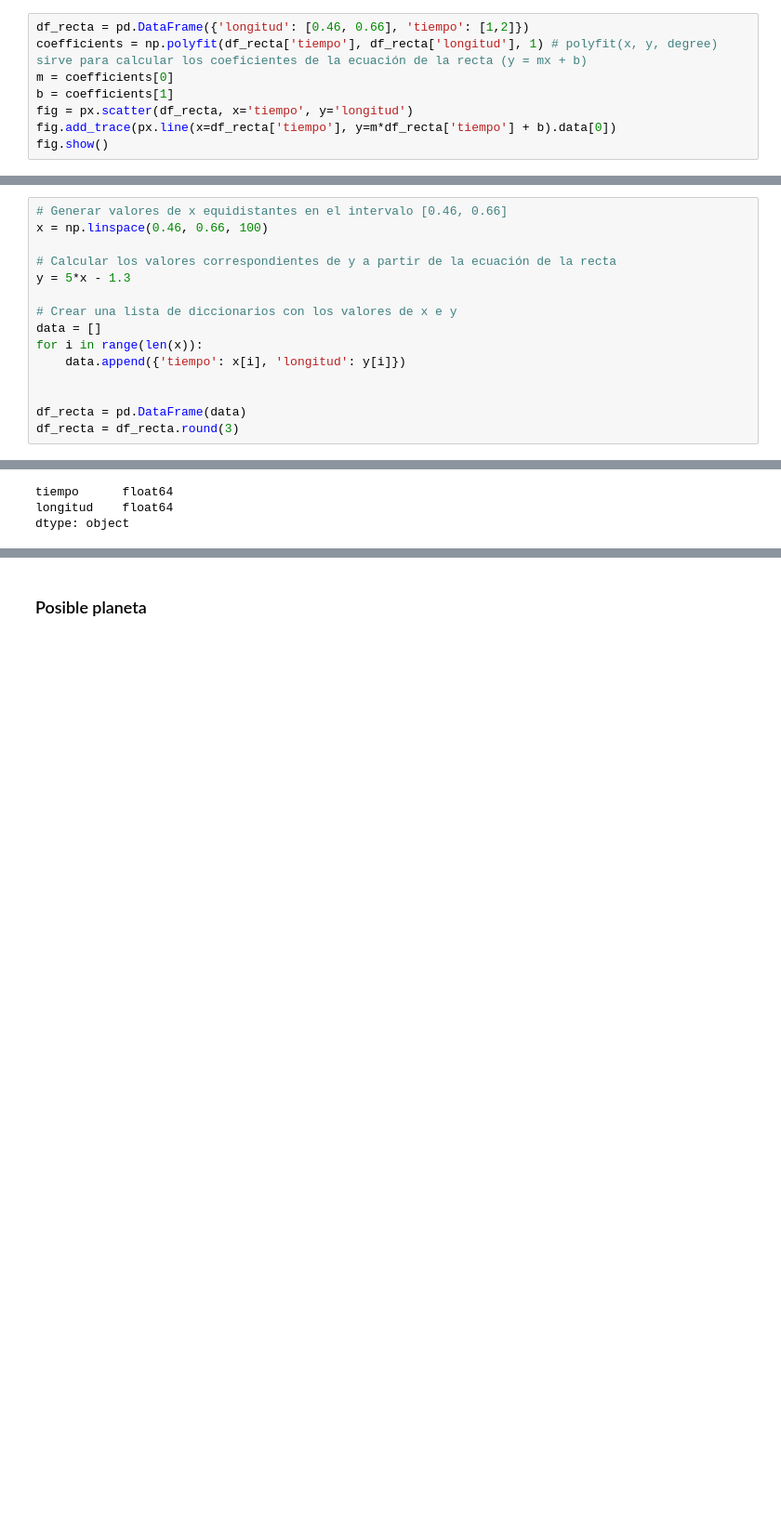
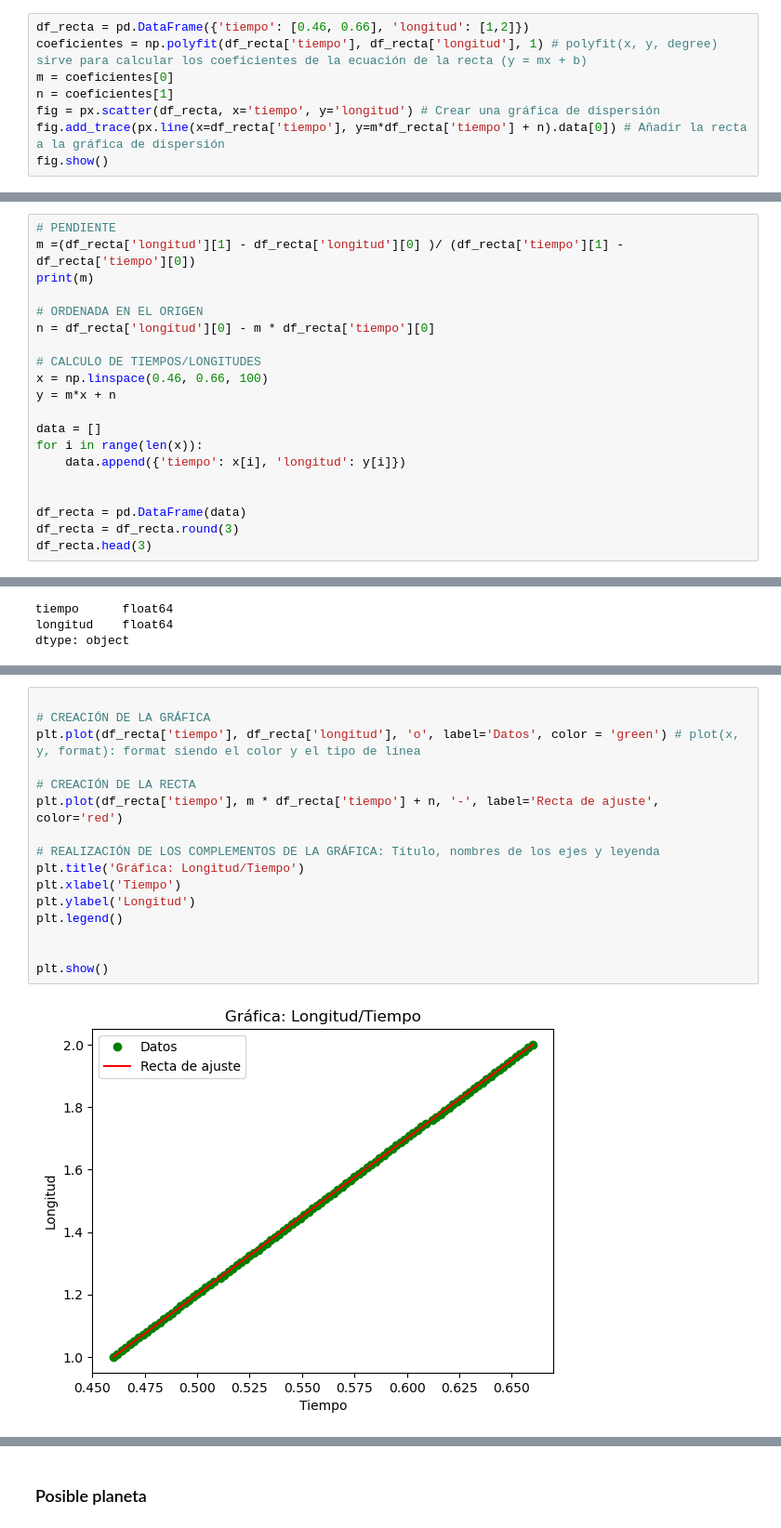
Before and after one commit to mgonzalz/perdidos_espacio, a Jupyter notebook: perdidos_sinfaker.ipynb, the cells around one changed output, grey strips where cells are left out. Shown: that part at 93% size. Cells and saved outputs as stored; diff of their text form; blank space fills up the shorter version.

```diff
--- a/perdidos_sinfaker.ipynb
+++ b/perdidos_sinfaker.ipynb
@@ -112,8 +127,8 @@ TEXTO
 # %%
-df_recta = pd.DataFrame({'longitud': [0.46, 0.66], 'tiempo': [1,2]})
-coefficients = np.polyfit(df_recta['tiempo'], df_recta['longitud'], 1) # polyfit(x, y, degree) sirve para calcular los coeficientes de la ecuación de la recta (y = mx + b)
-m = coefficients[0]
-b = coefficients[1]
-fig = px.scatter(df_recta, x='tiempo', y='longitud')
-fig.add_trace(px.line(x=df_recta['tiempo'], y=m*df_recta['tiempo'] + b).data[0])
+df_recta = pd.DataFrame({'tiempo': [0.46, 0.66], 'longitud': [1,2]})
+coeficientes = np.polyfit(df_recta['tiempo'], df_recta['longitud'], 1) # polyfit(x, y, degree) sirve para calcular los coeficientes de la ecuación de la recta (y = mx + b)
+m = coeficientes[0]
+n = coeficientes[1]
+fig = px.scatter(df_recta, x='tiempo', y='longitud') # Crear una gráfica de dispersión
+fig.add_trace(px.line(x=df_recta['tiempo'], y=m*df_recta['tiempo'] + n).data[0]) # Añadir la recta a la gráfica de dispersión
 fig.show()
@@ -120,11 +139,15 @@ fig.show()
 # %%
-# Generar valores de x equidistantes en el intervalo [0.46, 0.66]
+# PENDIENTE
+m =(df_recta['longitud'][1] - df_recta['longitud'][0] )/ (df_recta['tiempo'][1] - df_recta['tiempo'][0])
+print(m)
+
+# ORDENADA EN EL ORIGEN
+n = df_recta['longitud'][0] - m * df_recta['tiempo'][0]
+
+# CALCULO DE TIEMPOS/LONGITUDES
 x = np.linspace(0.46, 0.66, 100)
+y = m*x + n
 
-# Calcular los valores correspondientes de y a partir de la ecuación de la recta
-y = 5*x - 1.3
-
-# Crear una lista de diccionarios con los valores de x e y
 data = []
 for i in range(len(x)):
     data.append({'tiempo': x[i], 'longitud': y[i]})
@@ -132,3 +155,4 @@ for i in range(len(x)):
 
 df_recta = pd.DataFrame(data)
 df_recta = df_recta.round(3)
+df_recta.head(3)
@@ -152 +178,19 @@ dtype: object
+# %%
+
+# CREACIÓN DE LA GRÁFICA
+plt.plot(df_recta['tiempo'], df_recta['longitud'], 'o', label='Datos', color = 'green') # plot(x, y, format): format siendo el color y el tipo de línea
+
+# CREACIÓN DE LA RECTA
+plt.plot(df_recta['tiempo'], m * df_recta['tiempo'] + n, '-', label='Recta de ajuste', color='red')
+
+# REALIZACIÓN DE LOS COMPLEMENTOS DE LA GRÁFICA: Título, nombres de los ejes y leyenda
+plt.title('Gráfica: Longitud/Tiempo')
+plt.xlabel('Tiempo')
+plt.ylabel('Longitud')
+plt.legend()
+
+
+plt.show()
+# %% [output]
+[figure, added]
 # %% [markdown]
```
Also changed, not shown: parts of 35 cells of this notebook, 1 other file.
